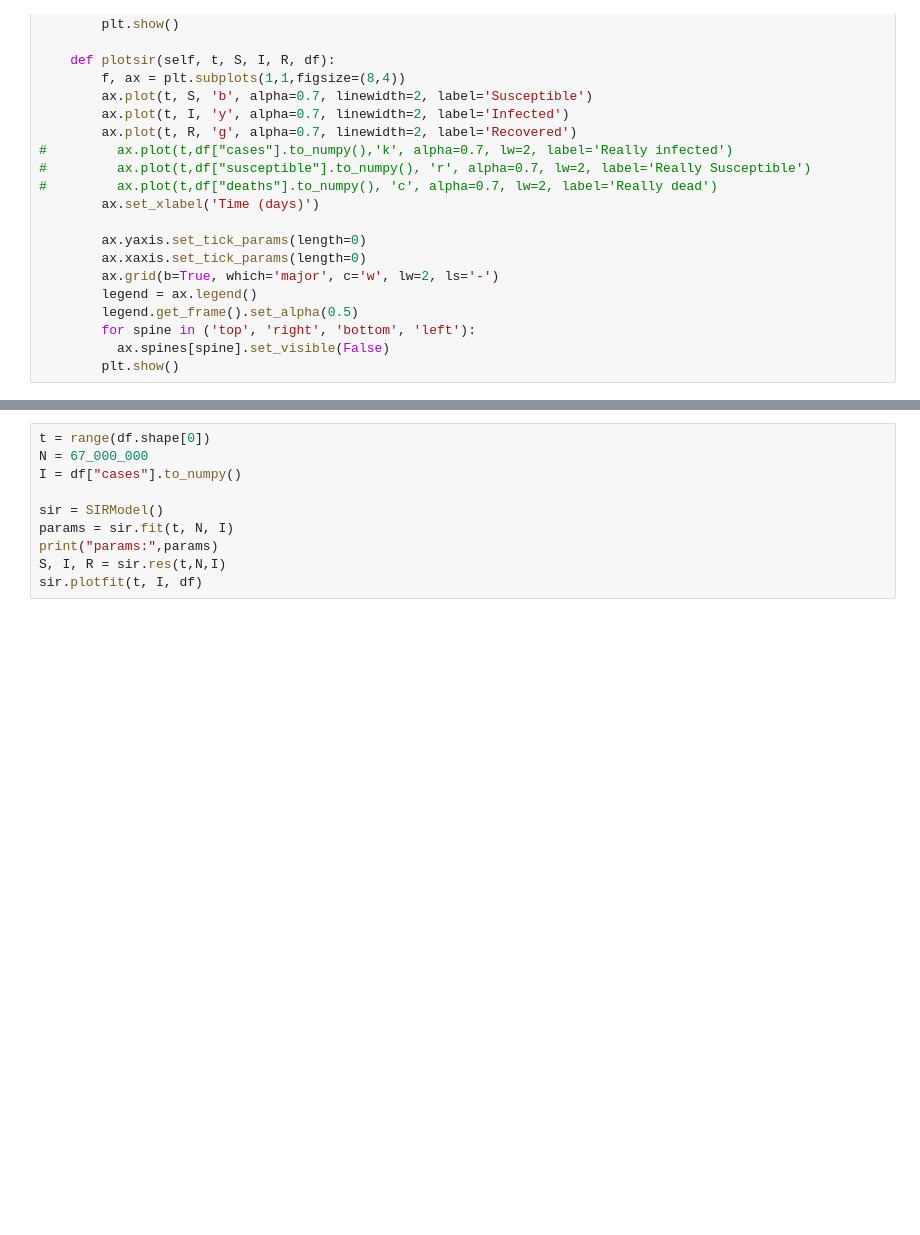
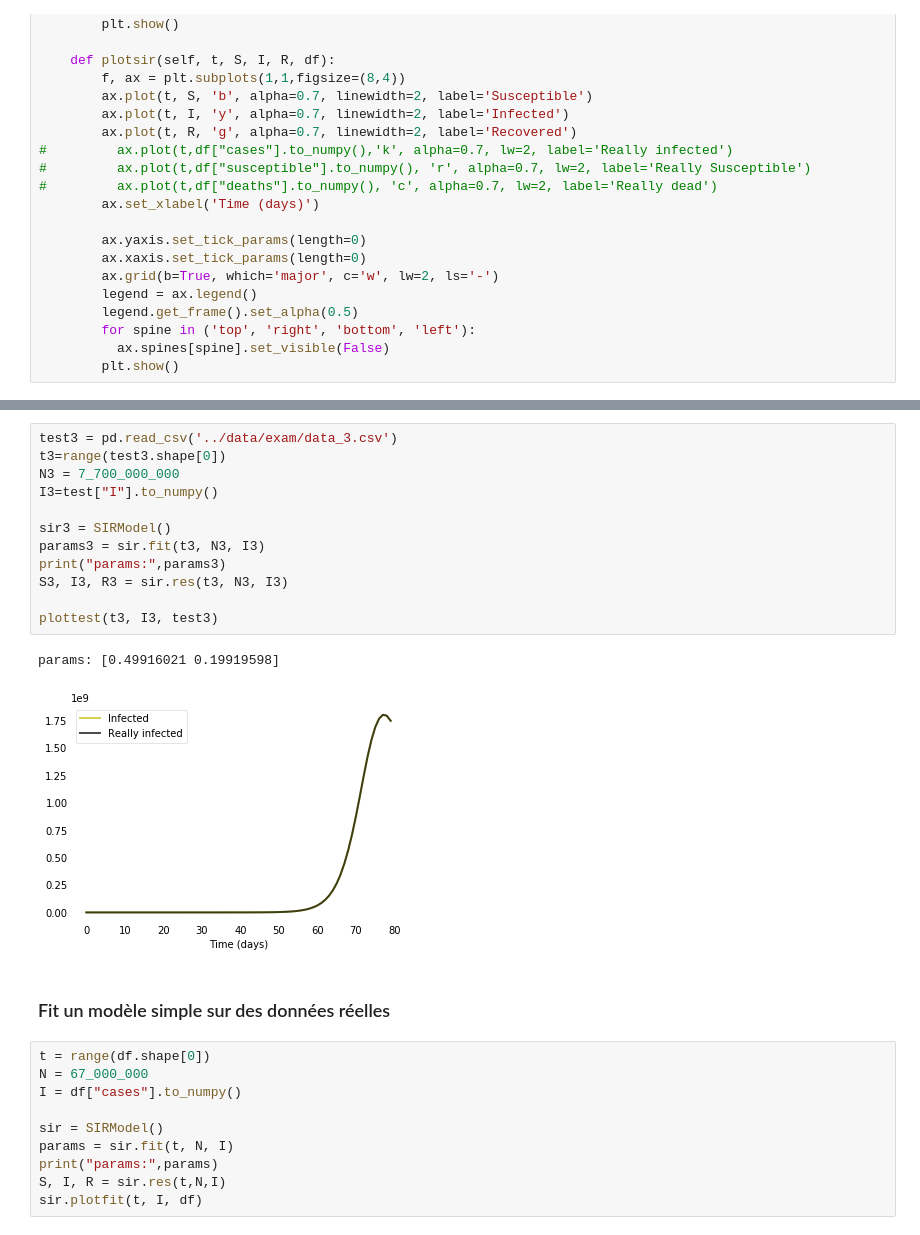
Before and after one commit to klchai/ML_COVID-19, a Jupyter notebook: model/sir.ipynb, the cells around one changed output, grey strips where cells are left out. Saved outputs shown, nothing was run; the diff lists cells and outputs as text; blank space fills up the shorter version.

```diff
--- a/model/sir.ipynb
+++ b/model/sir.ipynb
@@ -117,3 +164,20 @@ class SIRModel():
+# %%
+test3 = pd.read_csv('../data/exam/data_3.csv')
+t3=range(test3.shape[0])
+N3 = 7_700_000_000
+I3=test["I"].to_numpy()
+
+sir3 = SIRModel()
+params3 = sir.fit(t3, N3, I3)
+print("params:",params3)
+S3, I3, R3 = sir.res(t3, N3, I3)
+
+plottest(t3, I3, test3)
+# %% [output]
+params: [0.49916021 0.19919598]
+[figure, added]
+# %% [markdown]
+### Fit un modèle simple sur des données réelles
 # %%
 t = range(df.shape[0])
 N = 67_000_000
```
Also changed, not shown: parts of 4 cells of this notebook, 4 other files.
